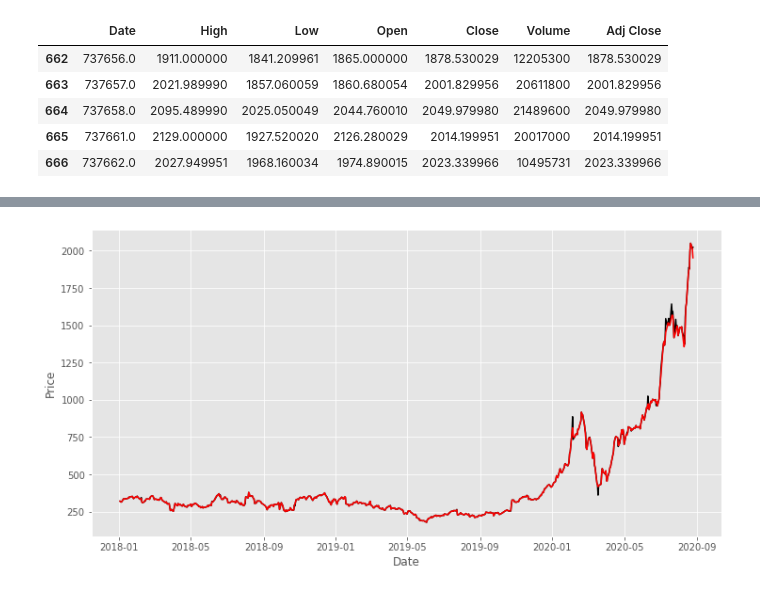
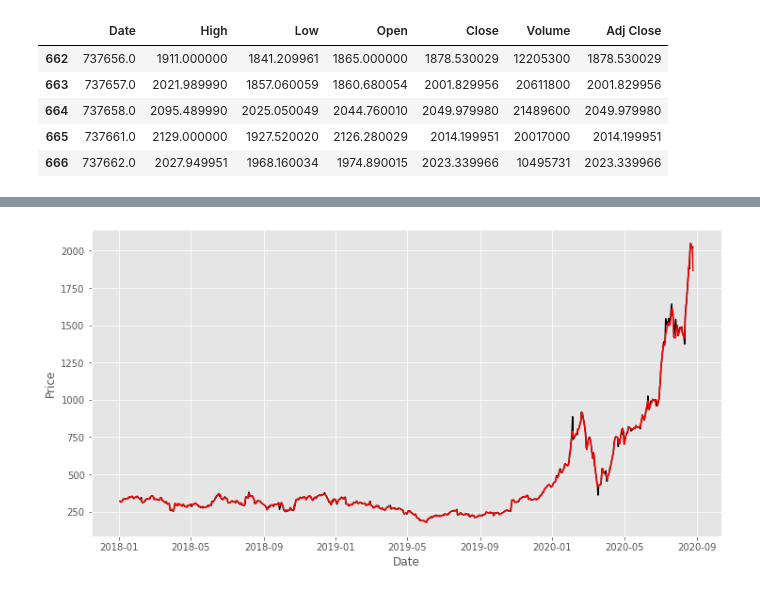
Before and after one commit to CleverParty/containers, a Jupyter notebook: data/tickerNotebook.ipynb, the cells around one changed output, grey strips where cells are left out. Cells and saved outputs as stored; diff of their text form; code cells hidden in the pictures.

```diff
--- a/data/tickerNotebook.ipynb
+++ b/data/tickerNotebook.ipynb
@@ -135,11 +135,12 @@ dates_df.tail()
 | 665 | 737661.0 | 2129.000000 | 1927.520020 | 2126.280029 | 2014.199951 | 20017000 | 2014.199951 |
 | 666 | 737662.0 | 2027.949951 | 1968.160034 | 1974.890015 | 2023.339966 | 10495731 | 2023.339966 |
 # %%
+# kernels are used to map lower dimention datapoints to a high dimentional data space
 dates = dates_df['Date'].to_numpy()
 prices = df['Adj Close'].to_numpy()
 dates = np.reshape(dates, (len(dates), 1))
 prices = np.reshape(prices, (len(prices), 1))
-svrTickerLinear = SVR(kernel= 'linear', C= 1e3, gamma= 0.2)
+svrTickerLinear = SVR(kernel= 'linear')
 svrTickerLinear.fit(dates, prices)
 plt.figure(figsize = (12,6))
 plt.plot(dates, prices, color= 'black', label= 'Data')
@@ -152,12 +153,12 @@ plt.show()
 # %%
-svrTickerRBF = SVR(kernel= 'rbf', C= 1e3, gamma= 0.2)
+svrTickerRBF = SVR(kernel= 'rbf', C= 1e3, gamma= 0.1)
 svrTickerRBF.fit(dates, prices)
 plt.figure(figsize = (12,6))
 plt.plot(dates, prices, color= 'black', label= 'Data')
 plt.plot(org_dates, svrTickerRBF.predict(dates), color= 'red', label= 'RBF model')
 plt.xlabel('Date')
 plt.ylabel('Price')
 plt.show()
 # %% [output]
-[figure, old version]
+[figure, new version]
 # %%
```
Also changed, not shown: parts of 2 cells of this notebook, 2 other files.
